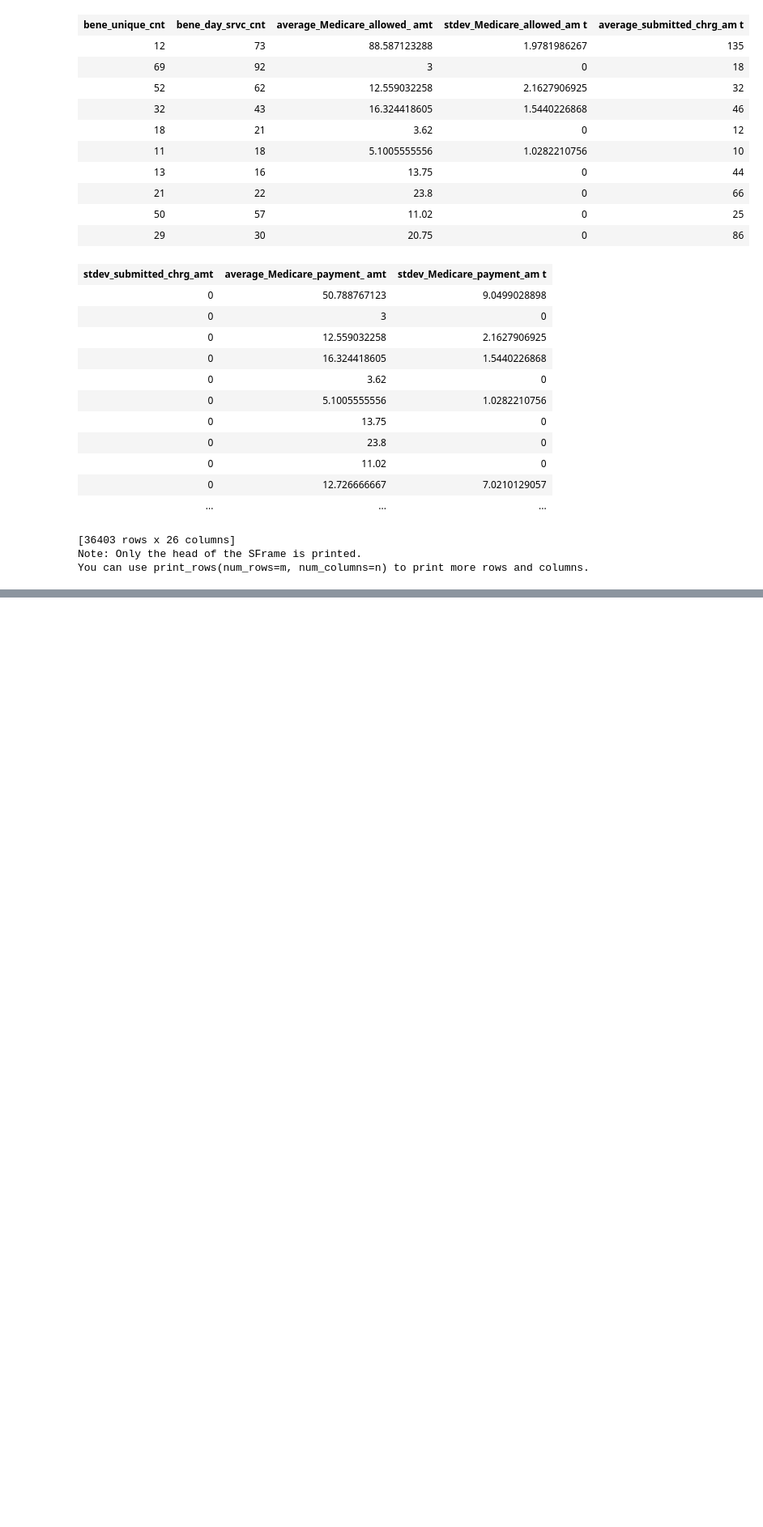
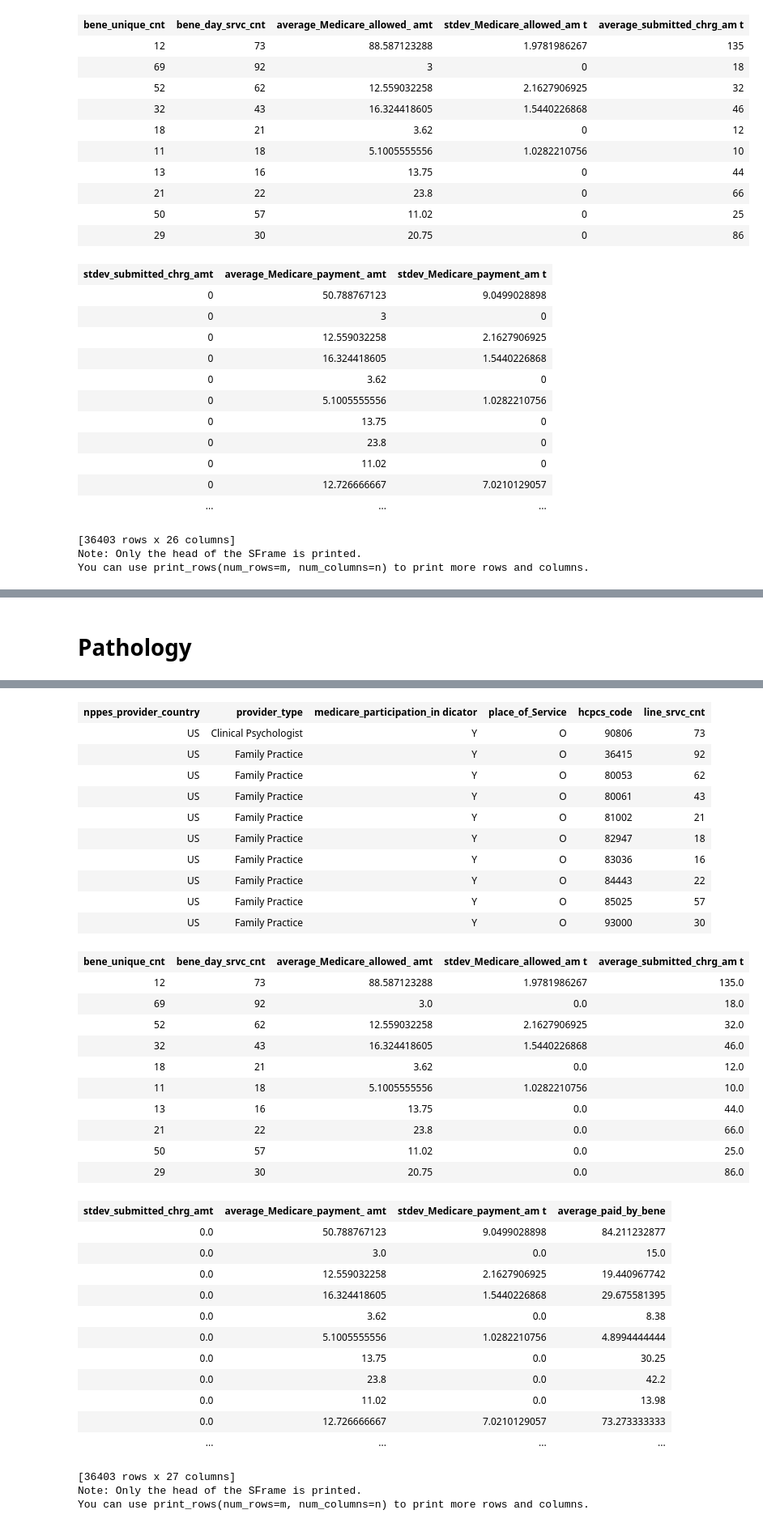
Before and after one commit to ncaadam/personal, a Jupyter notebook: doc graph/Chicago Explore - AS.ipynb, the cells around one changed output, grey strips where cells are left out. Shown at 81% size. Cells and saved outputs as stored; diff of their text form; code cells hidden in the pictures; blank space fills up the shorter version.

```diff
--- a/doc graph/Chicago Explore - AS.ipynb
+++ b/doc graph/Chicago Explore - AS.ipynb
@@ -238,0 +246,2 @@ docgraph_edge_chicago_sf.head()
+# %% [markdown]
+# Pathology
@@ -238,0 +258,4 @@ docgraph_edge_chicago_sf.head()
+# %%
+paid_by_bene = gl.SArray(docgraph_node_chicago_sf['average_submitted_chrg_amt'] - docgraph_node_chicago_sf['average_Medicare_payment_amt'])
+docgraph_node_chicago_sf.add_column(paid_by_bene, name = "average_paid_by_bene")
+# %% [output]
@@ -238,0 +284,37 @@ docgraph_edge_chicago_sf.head()
+| nppes_provider_country | provider_type | medicare_participation_in dicator | place_of_Service | hcpcs_code | line_srvc_cnt |
+| US | Clinical Psychologist | Y | O | 90806 | 73 |
+| US | Family Practice | Y | O | 36415 | 92 |
+| US | Family Practice | Y | O | 80053 | 62 |
+| US | Family Practice | Y | O | 80061 | 43 |
+| US | Family Practice | Y | O | 81002 | 21 |
+| US | Family Practice | Y | O | 82947 | 18 |
+| US | Family Practice | Y | O | 83036 | 16 |
+| US | Family Practice | Y | O | 84443 | 22 |
+| US | Family Practice | Y | O | 85025 | 57 |
+| US | Family Practice | Y | O | 93000 | 30 |
+| bene_unique_cnt | bene_day_srvc_cnt | average_Medicare_allowed_ amt | stdev_Medicare_allowed_am t | average_submitted_chrg_am t |
+| 12 | 73 | 88.587123288 | 1.9781986267 | 135.0 |
+| 69 | 92 | 3.0 | 0.0 | 18.0 |
+| 52 | 62 | 12.559032258 | 2.1627906925 | 32.0 |
+| 32 | 43 | 16.324418605 | 1.5440226868 | 46.0 |
+| 18 | 21 | 3.62 | 0.0 | 12.0 |
+| 11 | 18 | 5.1005555556 | 1.0282210756 | 10.0 |
+| 13 | 16 | 13.75 | 0.0 | 44.0 |
+| 21 | 22 | 23.8 | 0.0 | 66.0 |
+| 50 | 57 | 11.02 | 0.0 | 25.0 |
+| 29 | 30 | 20.75 | 0.0 | 86.0 |
+| stdev_submitted_chrg_amt | average_Medicare_payment_ amt | stdev_Medicare_payment_am t | average_paid_by_bene |
+| 0.0 | 50.788767123 | 9.0499028898 | 84.211232877 |
+| 0.0 | 3.0 | 0.0 | 15.0 |
+| 0.0 | 12.559032258 | 2.1627906925 | 19.440967742 |
+| 0.0 | 16.324418605 | 1.5440226868 | 29.675581395 |
+| 0.0 | 3.62 | 0.0 | 8.38 |
+| 0.0 | 5.1005555556 | 1.0282210756 | 4.8994444444 |
+| 0.0 | 13.75 | 0.0 | 30.25 |
+| 0.0 | 23.8 | 0.0 | 42.2 |
+| 0.0 | 11.02 | 0.0 | 13.98 |
+| 0.0 | 12.726666667 | 7.0210129057 | 73.273333333 |
+| ... | ... | ... | ... |
+[36403 rows x 27 columns]
+Note: Only the head of the SFrame is printed.
+You can use print_rows(num_rows=m, num_columns=n) to print more rows and columns.
```
Also changed, not shown: parts of 104 cells of this notebook.
